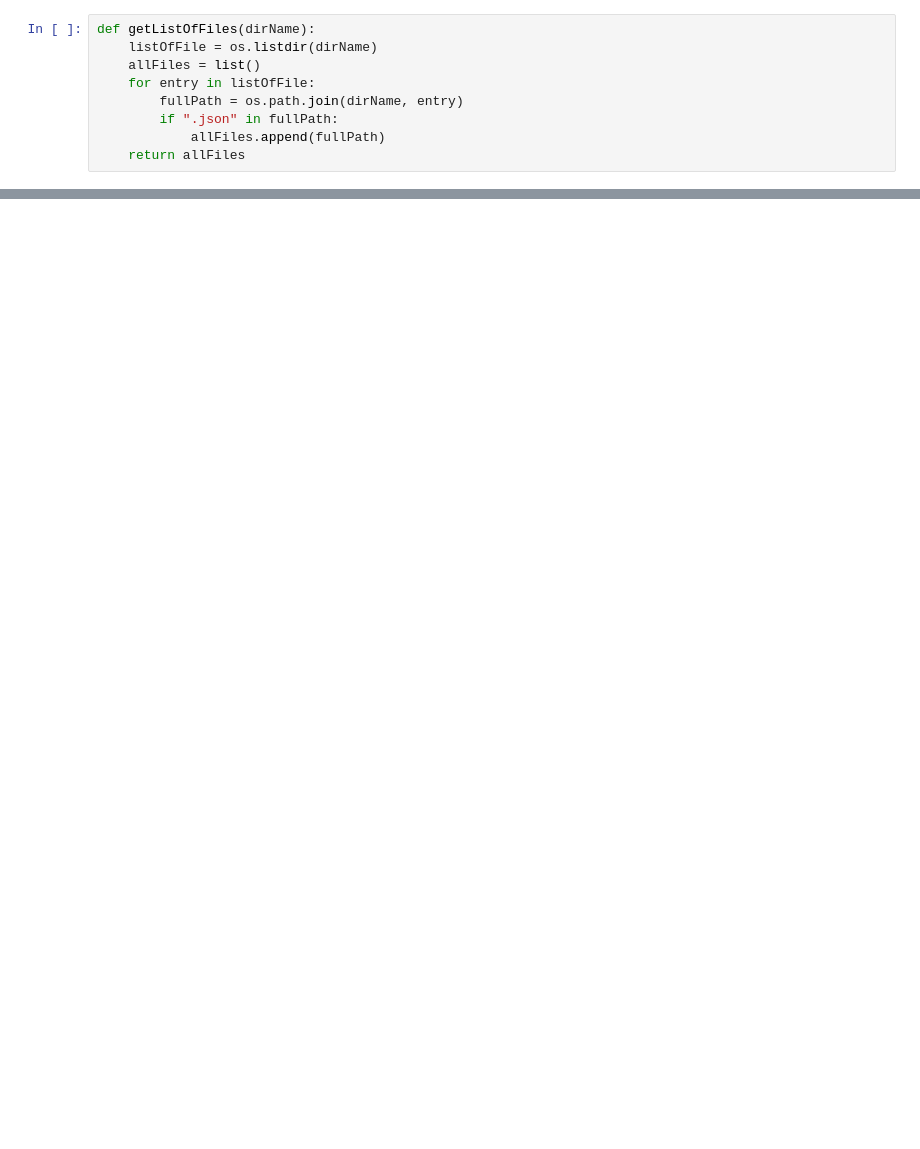
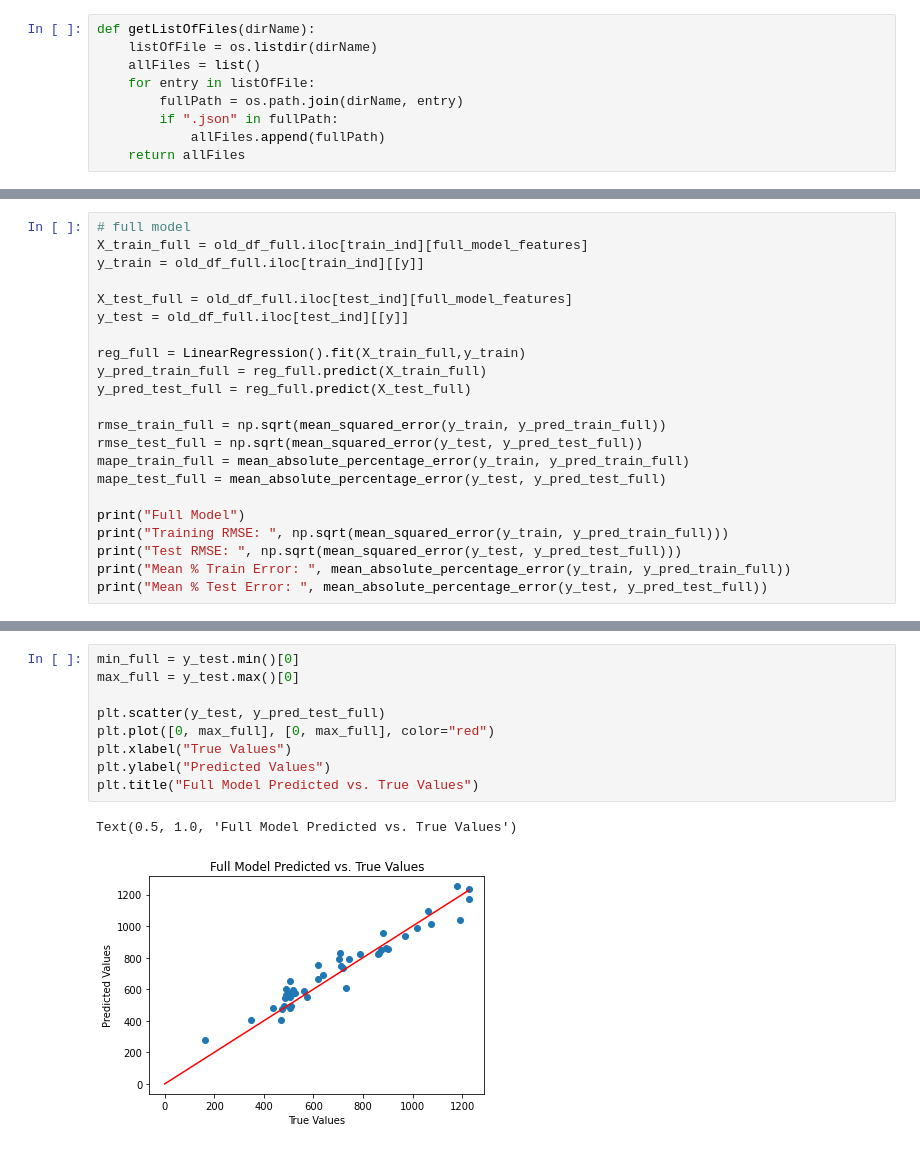
Before and after one commit to ayakkala1/TRI-Capstone, a Jupyter notebook: model_recreation.ipynb, the cells around one changed output, grey strips where cells are left out. Cells and saved outputs as stored; diff of their text form; blank space fills up the shorter version.

```diff
--- a/model_recreation.ipynb
+++ b/model_recreation.ipynb
@@ -235,0 +373,22 @@ R2 : 0.7575772430746192
+# %%
+# full model
+X_train_full = old_df_full.iloc[train_ind][full_model_features]
+y_train = old_df_full.iloc[train_ind][[y]]
+
+X_test_full = old_df_full.iloc[test_ind][full_model_features]
+y_test = old_df_full.iloc[test_ind][[y]]
+
+reg_full = LinearRegression().fit(X_train_full,y_train)
+y_pred_train_full = reg_full.predict(X_train_full)
+y_pred_test_full = reg_full.predict(X_test_full)
+
+rmse_train_full = np.sqrt(mean_squared_error(y_train, y_pred_train_full))
+rmse_test_full = np.sqrt(mean_squared_error(y_test, y_pred_test_full))
+mape_train_full = mean_absolute_percentage_error(y_train, y_pred_train_full)
+mape_test_full = mean_absolute_percentage_error(y_test, y_pred_test_full)
+
+print("Full Model")
+print("Training RMSE: ", np.sqrt(mean_squared_error(y_train, y_pred_train_full)))
+print("Test RMSE: ", np.sqrt(mean_squared_error(y_test, y_pred_test_full)))
+print("Mean % Train Error: ", mean_absolute_percentage_error(y_train, y_pred_train_full))
+print("Mean % Test Error: ", mean_absolute_percentage_error(y_test, y_pred_test_full))
@@ -235,0 +407,12 @@ R2 : 0.7575772430746192
+# %%
+min_full = y_test.min()[0]
+max_full = y_test.max()[0]
+
+plt.scatter(y_test, y_pred_test_full)
+plt.plot([0, max_full], [0, max_full], color="red")
+plt.xlabel("True Values")
+plt.ylabel("Predicted Values")
+plt.title("Full Model Predicted vs. True Values")
+# %% [output]
+Text(0.5, 1.0, 'Full Model Predicted vs. True Values')
+[figure, added]
```
Also changed, not shown: parts of 85 cells of this notebook.
